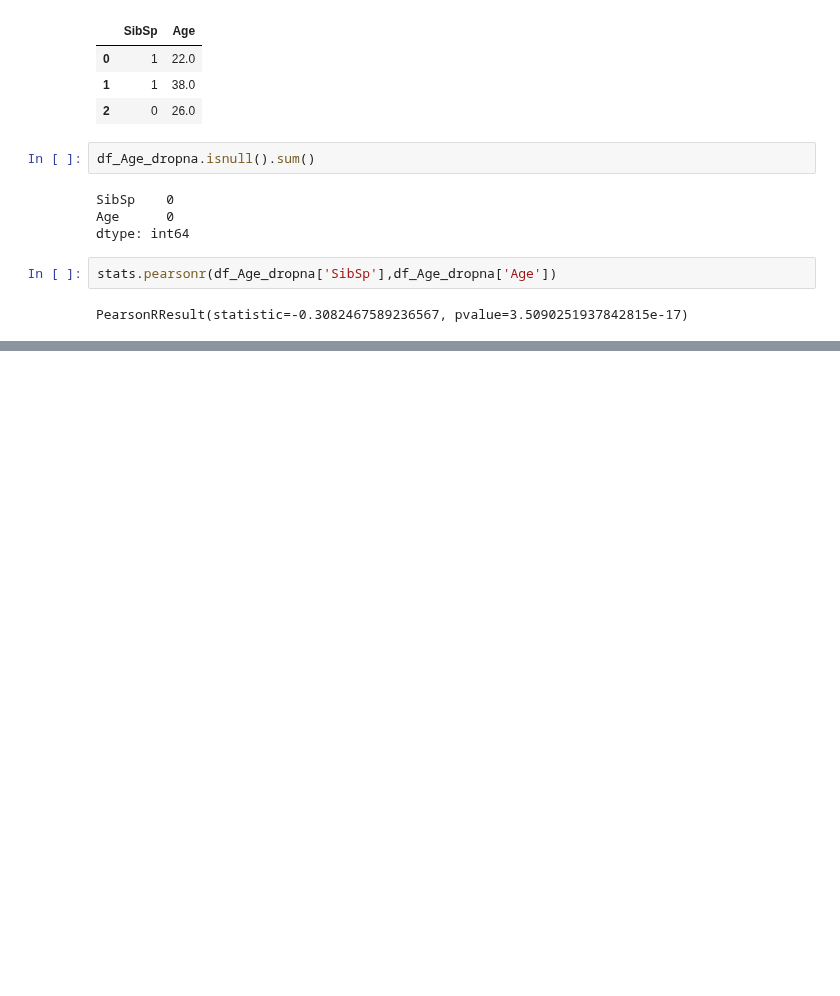
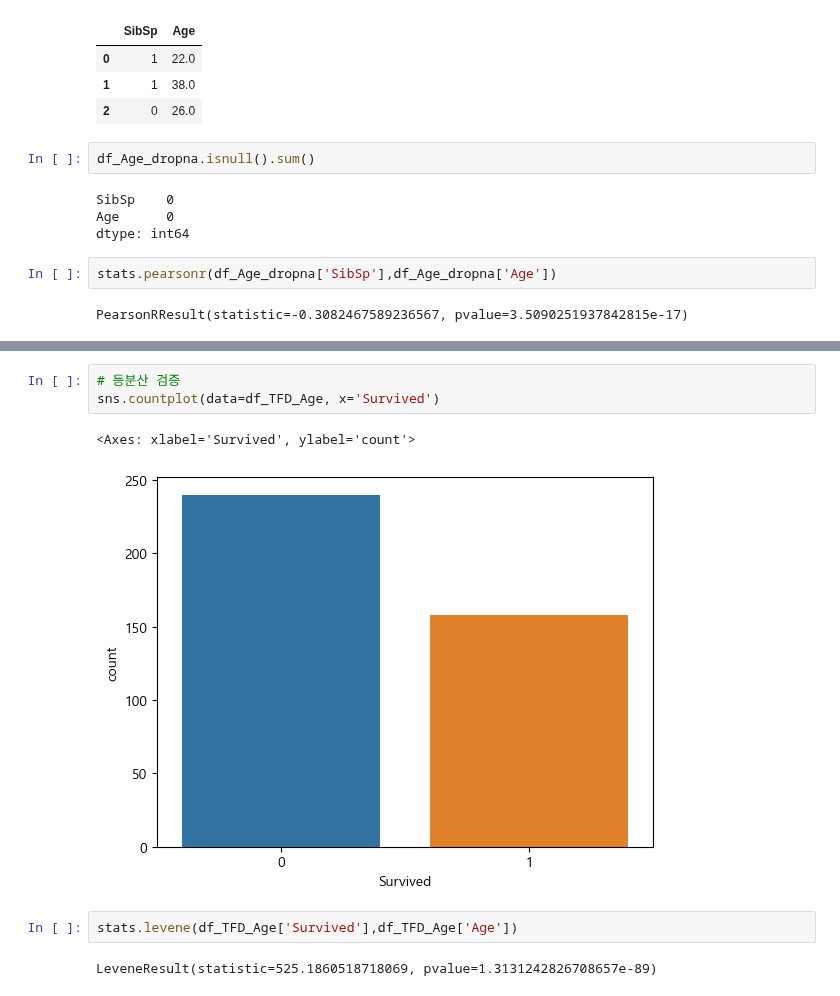
Before and after one commit to estskyway/study_data_analytics, a Jupyter notebook: codes/CDA/itanicFromDisaster_train_CDA_quests.ipynb, the cells around one changed output, grey strips where cells are left out. Saved outputs shown, nothing was run; the diff lists cells and outputs as text; blank space fills up the shorter version.

```diff
--- a/codes/CDA/itanicFromDisaster_train_CDA_quests.ipynb
+++ b/codes/CDA/itanicFromDisaster_train_CDA_quests.ipynb
@@ -145,0 +306,10 @@ PearsonRResult(statistic=-0.3082467589236567, pvalue=3.5090251937842815e-17)
+# %%
+# 등분산 검증
+sns.countplot(data=df_TFD_Age, x='Survived')
+# %% [output]
+<Axes: xlabel='Survived', ylabel='count'>
+[figure, added]
+# %%
+stats.levene(df_TFD_Age['Survived'],df_TFD_Age['Age'])
+# %% [output]
+LeveneResult(statistic=525.1860518718069, pvalue=1.3131242826708657e-89)
```
Also changed, not shown: parts of 21 cells of this notebook, 2 other files.
